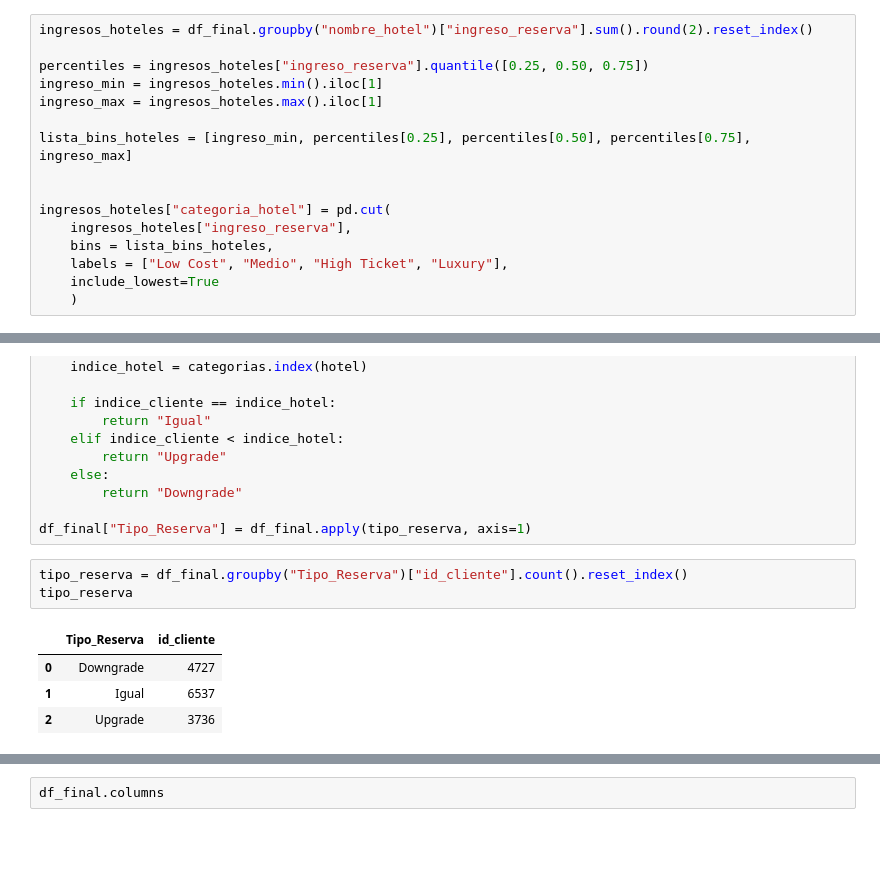
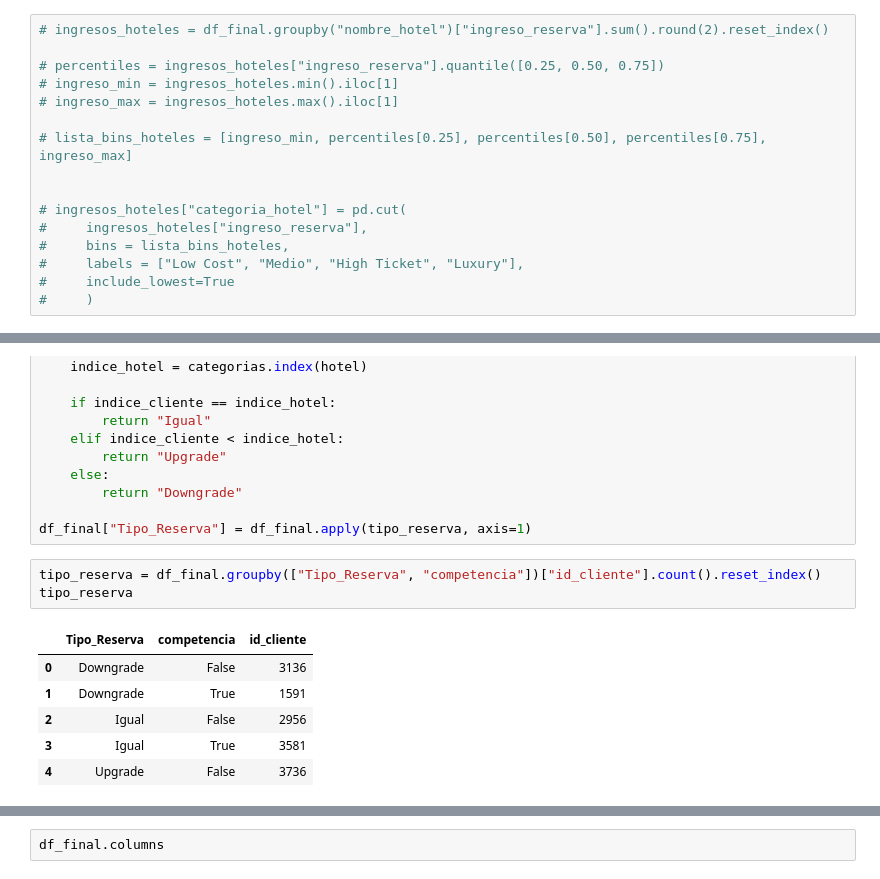
Before and after one commit to Vic4s/ETL_Hoteles, a Jupyter notebook: notebooks_final/graficos_final.ipynb, the cells around one changed output, grey strips where cells are left out. Cells and saved outputs as stored; diff of their text form; blank space fills up the shorter version.

```diff
--- a/notebooks_final/graficos_final.ipynb
+++ b/notebooks_final/graficos_final.ipynb
@@ -589,19 +677,19 @@ DIVIDIR HOTELES EN CATEGORIAS
 # %%
-ingresos_hoteles = df_final.groupby("nombre_hotel")["ingreso_reserva"].sum().round(2).reset_index()
+# ingresos_hoteles = df_final.groupby("nombre_hotel")["ingreso_reserva"].sum().round(2).reset_index()
 
-percentiles = ingresos_hoteles["ingreso_reserva"].quantile([0.25, 0.50, 0.75])
-ingreso_min = ingresos_hoteles.min().iloc[1]
-ingreso_max = ingresos_hoteles.max().iloc[1]
+# percentiles = ingresos_hoteles["ingreso_reserva"].quantile([0.25, 0.50, 0.75])
+# ingreso_min = ingresos_hoteles.min().iloc[1]
+# ingreso_max = ingresos_hoteles.max().iloc[1]
 
-lista_bins_hoteles = [ingreso_min, percentiles[0.25], percentiles[0.50], percentiles[0.75], ingreso_max]
+# lista_bins_hoteles = [ingreso_min, percentiles[0.25], percentiles[0.50], percentiles[0.75], ingreso_max]
 
 
-ingresos_hoteles["categoria_hotel"] = pd.cut(
-    ingresos_hoteles["ingreso_reserva"],
-    bins = lista_bins_hoteles,
-    labels = ["Low Cost", "Medio", "High Ticket", "Luxury"],
-    include_lowest=True
-    )
+# ingresos_hoteles["categoria_hotel"] = pd.cut(
+#     ingresos_hoteles["ingreso_reserva"],
+#     bins = lista_bins_hoteles,
+#     labels = ["Low Cost", "Medio", "High Ticket", "Luxury"],
+#     include_lowest=True
+#     )
 # %%
 df_final = df_final.merge(ingresos_hoteles[["nombre_hotel", "categoria_hotel"]], on="nombre_hotel", how="left")
 # %%
@@ -630,10 +718,12 @@ def tipo_reserva(row):
 
 df_final["Tipo_Reserva"] = df_final.apply(tipo_reserva, axis=1)
 # %%
-tipo_reserva = df_final.groupby("Tipo_Reserva")["id_cliente"].count().reset_index()
+tipo_reserva = df_final.groupby(["Tipo_Reserva", "competencia"])["id_cliente"].count().reset_index()
 tipo_reserva
 # %% [output]
-|  | Tipo_Reserva | id_cliente |
-| 0 | Downgrade | 4727 |
-| 1 | Igual | 6537 |
-| 2 | Upgrade | 3736 |
+|  | Tipo_Reserva | competencia | id_cliente |
+| 0 | Downgrade | False | 3136 |
+| 1 | Downgrade | True | 1591 |
+| 2 | Igual | False | 2956 |
+| 3 | Igual | True | 3581 |
+| 4 | Upgrade | False | 3736 |
```
Also changed, not shown: parts of 20 cells of this notebook, 3 other files.
